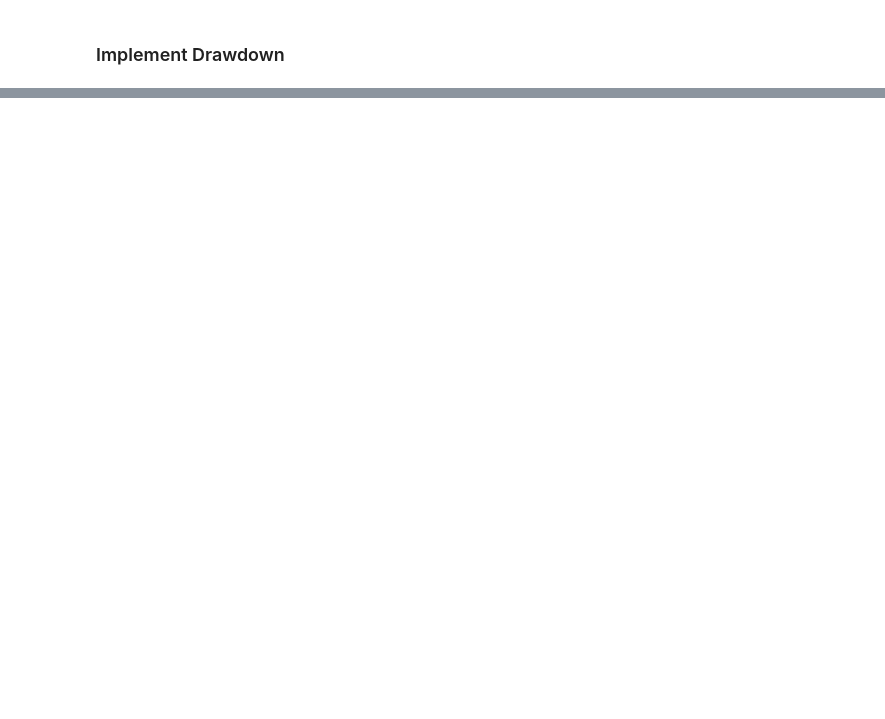
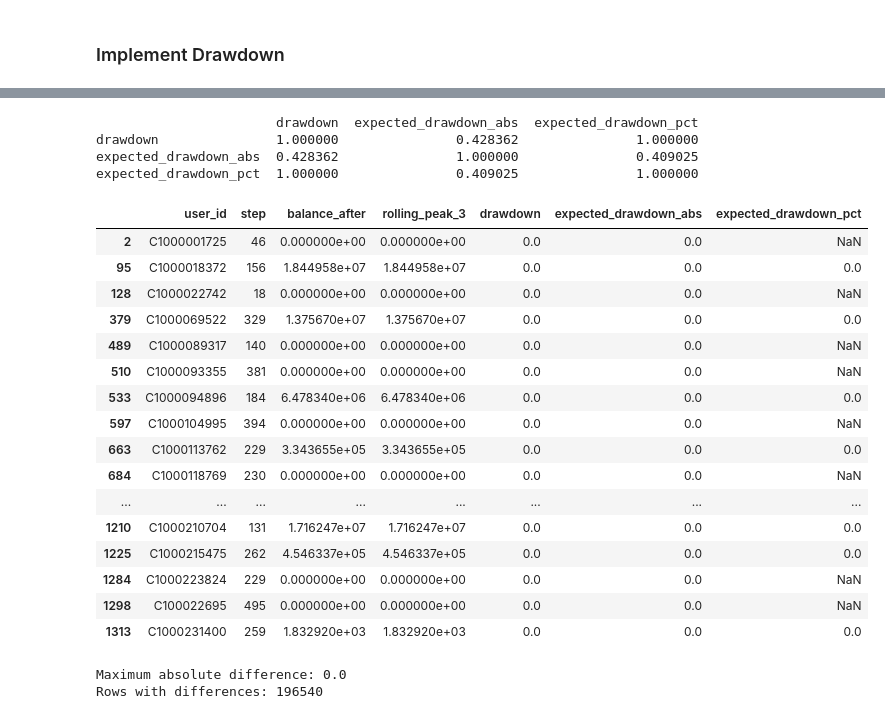
Before and after one commit to saidattaputta/Fintech-System-Level-Risk-Monitoring-Forecasting-Framework, a Jupyter notebook: 01_system_risk_signal_engineering.ipynb, the cells around one changed output, grey strips where cells are left out. Drawn from its saved outputs; the diff is of its cells as text; code cells hidden in the pictures; blank space fills up the shorter version.

```diff
--- a/01_system_risk_signal_engineering.ipynb
+++ b/01_system_risk_signal_engineering.ipynb
@@ -551,0 +1023,78 @@ os.listdir('/kaggle/working')
+# %%
+# Test absolute drawdown hypothesis
+dev_df["expected_drawdown_abs"] = (
+    dev_df["rolling_peak_3"] - dev_df["balance_after"]
+)
+
+# Test percentage drawdown hypothesis
+dev_df["expected_drawdown_pct"] = (
+    (dev_df["rolling_peak_3"] - dev_df["balance_after"])
+    / dev_df["rolling_peak_3"].replace(0, float("nan"))
+)
+
+print(
+    dev_df[
+        [
+            "drawdown",
+            "expected_drawdown_abs",
+            "expected_drawdown_pct"
+        ]
+    ].corr()
+)
+
+display(
+    dev_df[
+        [
+            "user_id",
+            "step",
+            "balance_after",
+            "rolling_peak_3",
+            "drawdown",
+            "expected_drawdown_abs",
+            "expected_drawdown_pct"
+        ]
+    ].head(20)
+)
+# %% [output]
+                       drawdown  expected_drawdown_abs  expected_drawdown_pct
+drawdown               1.000000               0.428362               1.000000
+expected_drawdown_abs  0.428362               1.000000               0.409025
+expected_drawdown_pct  1.000000               0.409025               1.000000
+|  | user_id | step | balance_after | rolling_peak_3 | drawdown | expected_drawdown_abs | expected_drawdown_pct |
+| 2 | C1000001725 | 46 | 0.000000e+00 | 0.000000e+00 | 0.0 | 0.0 | NaN |
+| 95 | C1000018372 | 156 | 1.844958e+07 | 1.844958e+07 | 0.0 | 0.0 | 0.0 |
+| 128 | C1000022742 | 18 | 0.000000e+00 | 0.000000e+00 | 0.0 | 0.0 | NaN |
+| 379 | C1000069522 | 329 | 1.375670e+07 | 1.375670e+07 | 0.0 | 0.0 | 0.0 |
+| 489 | C1000089317 | 140 | 0.000000e+00 | 0.000000e+00 | 0.0 | 0.0 | NaN |
+| 510 | C1000093355 | 381 | 0.000000e+00 | 0.000000e+00 | 0.0 | 0.0 | NaN |
+| 533 | C1000094896 | 184 | 6.478340e+06 | 6.478340e+06 | 0.0 | 0.0 | 0.0 |
+| 597 | C1000104995 | 394 | 0.000000e+00 | 0.000000e+00 | 0.0 | 0.0 | NaN |
+| 663 | C1000113762 | 229 | 3.343655e+05 | 3.343655e+05 | 0.0 | 0.0 | 0.0 |
+| 684 | C1000118769 | 230 | 0.000000e+00 | 0.000000e+00 | 0.0 | 0.0 | NaN |
+| ... | ... | ... | ... | ... | ... | ... | ... |
+| 1210 | C1000210704 | 131 | 1.716247e+07 | 1.716247e+07 | 0.0 | 0.0 | 0.0 |
+| 1225 | C1000215475 | 262 | 4.546337e+05 | 4.546337e+05 | 0.0 | 0.0 | 0.0 |
+| 1284 | C1000223824 | 229 | 0.000000e+00 | 0.000000e+00 | 0.0 | 0.0 | NaN |
+| 1298 | C100022695 | 495 | 0.000000e+00 | 0.000000e+00 | 0.0 | 0.0 | NaN |
+| 1313 | C1000231400 | 259 | 1.832920e+03 | 1.832920e+03 | 0.0 | 0.0 | 0.0 |
+# %%
+import numpy as np
+
+# Compare actual drawdown with expected percentage drawdown
+drawdown_diff = (
+    dev_df["drawdown"] -
+    dev_df["expected_drawdown_pct"]
+)
+
+print("Maximum absolute difference:",
+      drawdown_diff.abs().max())
+
+print("Rows with differences:",
+      (~np.isclose(
+          dev_df["drawdown"],
+          dev_df["expected_drawdown_pct"],
+          equal_nan=True
+      )).sum())
+# %% [output]
+Maximum absolute difference: 0.0
+Rows with differences: 196540
```
Also changed, not shown: parts of 40 cells of this notebook, 1 other file.
